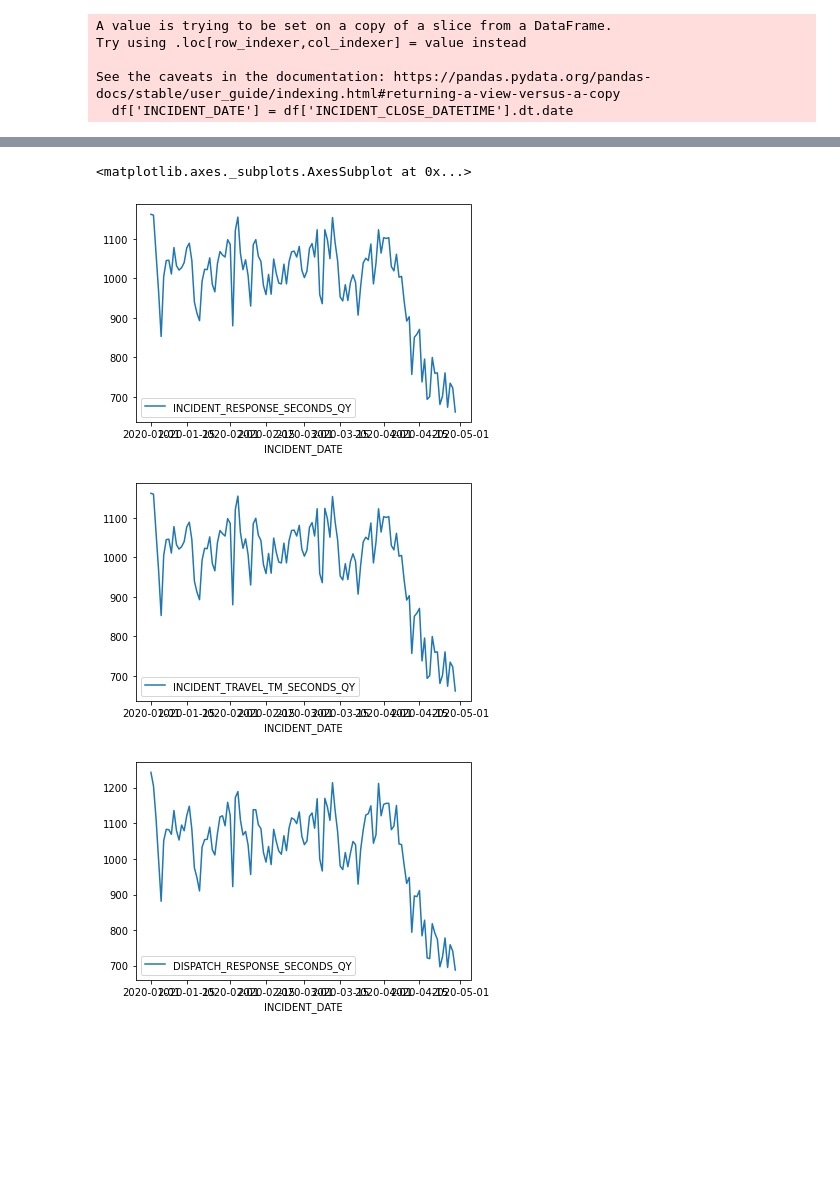
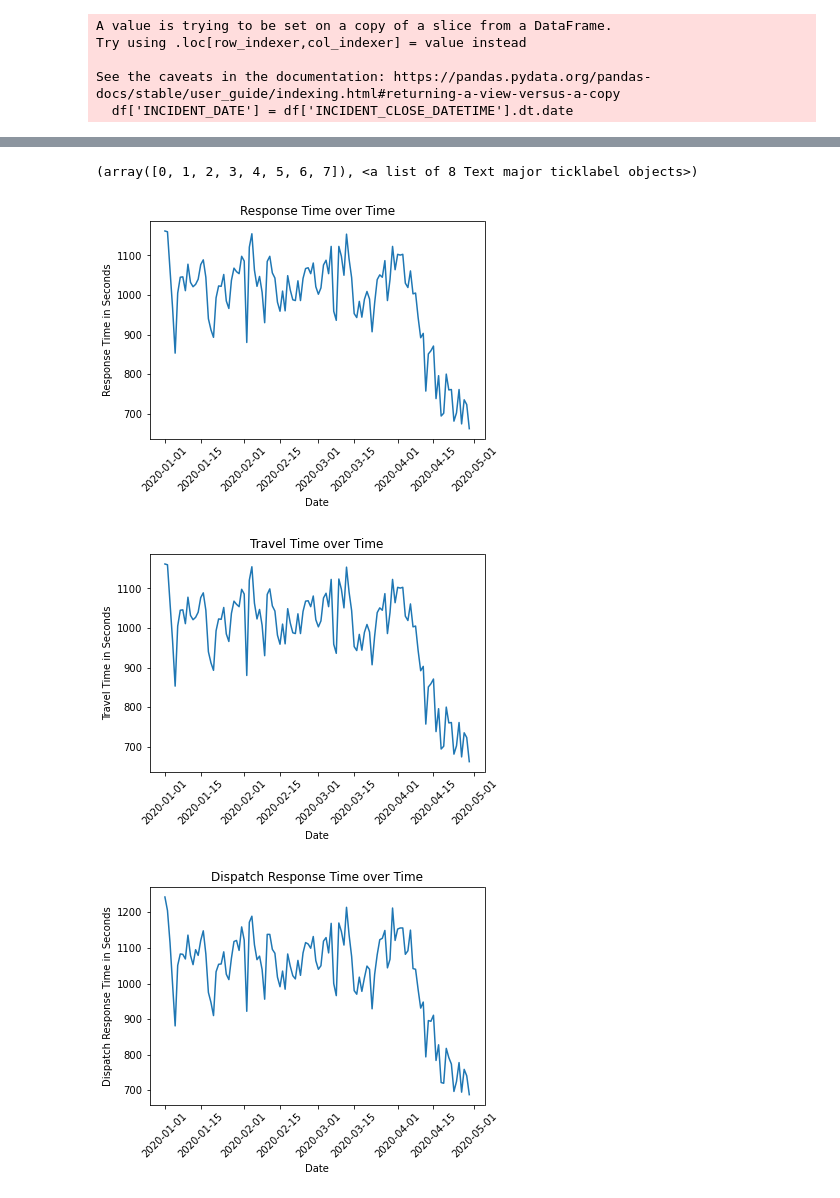
Before and after one commit to weintraubje/Resource-Allocation-of-Emergency-Medical-Services, a Jupyter notebook: main_notebookJH.ipynb, the cells around one changed output, grey strips where cells are left out. Saved outputs shown, nothing was run; the diff lists cells and outputs as text; code cells hidden in the pictures; blank space fills up the shorter version.

```diff
--- a/main_notebookJH.ipynb
+++ b/main_notebookJH.ipynb
@@ -69,20 +77,48 @@ plt.yscale('log')
 # %%
 responsetime = df_copy[['INCIDENT_DATE', 'INCIDENT_RESPONSE_SECONDS_QY']].groupby('INCIDENT_DATE').count()
-responsetime.plot()
+responsetime.plot(legend=None)
+plt.ylabel('Response Time in Seconds')
+plt.xlabel('Date')
+plt.title('Response Time over Time')
+plt.xticks(rotation = 45)
 traveltime=df_copy[['INCIDENT_DATE', 'INCIDENT_TRAVEL_TM_SECONDS_QY']].groupby('INCIDENT_DATE').count()
-traveltime.plot()
+traveltime.plot(legend=None)
+plt.ylabel('Travel Time in Seconds')
+plt.xticks(rotation = 45)
+plt.xlabel('Date')
+plt.title('Travel Time over Time')
 dispatch=df_copy[['INCIDENT_DATE', 'DISPATCH_RESPONSE_SECONDS_QY']].groupby('INCIDENT_DATE').count()
-dispatch.plot()
+dispatch.plot(legend=None)
+plt.ylabel('Dispatch Response Time in Seconds')
+plt.xticks(rotation = 45)
+plt.xlabel('Date')
+plt.title('Dispatch Response Time over Time')
 calltypeprecovid=precovid[['INCIDENT_DATE', 'FINAL_CALL_TYPE']].groupby('FINAL_CALL_TYPE').count()
-calltypeprecovid.plot(kind='bar')
+calltypeprecovid.plot(kind='bar', legend=None)
+plt.ylabel('Number of Calls')
+plt.xlabel('Type of Call')
+plt.title('Number of Each Type of Call Pre COVID')
+plt.xticks(rotation = 45)
 calltypecovid=covid[['INCIDENT_DATE', 'FINAL_CALL_TYPE']].groupby('FINAL_CALL_TYPE').count()
-calltypecovid.plot(kind='bar')
+calltypecovid.plot(kind='bar', legend=None)
+plt.ylabel('Number of Calls')
+plt.xlabel('Type of Call')
+plt.title('Number of Each Type of Call During COVID')
+plt.xticks(rotation = 45)
 severityprecovid=precovid[['INCIDENT_DATE', 'FINAL_SEVERITY_LEVEL_CODE']].groupby('FINAL_SEVERITY_LEVEL_CODE').count()
-severityprecovid.plot(kind='bar')
+severityprecovid.plot(kind='bar', legend=None)
+plt.ylabel('Number of Calls')
+plt.xlabel('Severity Level of Call')
+plt.title('Number of Each Type of Call Pre COVID')
+plt.xticks(rotation = 45)
 severitycovid=covid[['INCIDENT_DATE', 'FINAL_SEVERITY_LEVEL_CODE']].groupby('FINAL_SEVERITY_LEVEL_CODE').count()
-severitycovid.plot(kind='bar')
+severitycovid.plot(kind='bar', legend=None)
+plt.ylabel('Number of Calls')
+plt.xlabel('Severity Level of Call')
+plt.title('Number of Each Type of Call During COVID')
+plt.xticks(rotation = 45)
 # %% [output]
-<matplotlib.axes._subplots.AxesSubplot at 0x...>
+(array([0, 1, 2, 3, 4, 5, 6, 7]), <a list of 8 Text major ticklabel objects>)
-[figure, old version]
+[figure, new version]
-[figure, old version]
+[figure, new version]
-[figure, old version]
+[figure, new version]
```
Also changed, not shown: parts of 6 cells of this notebook.
